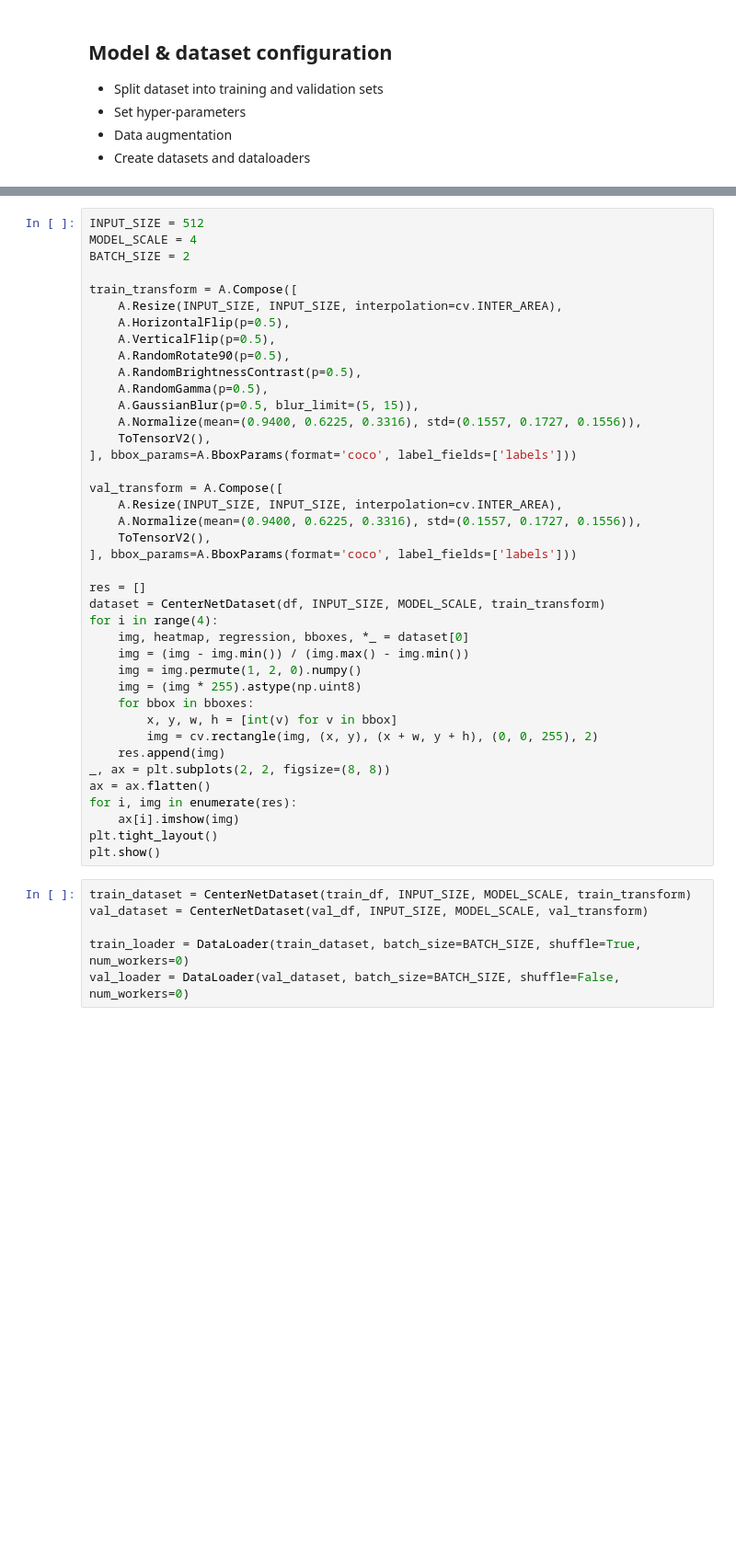
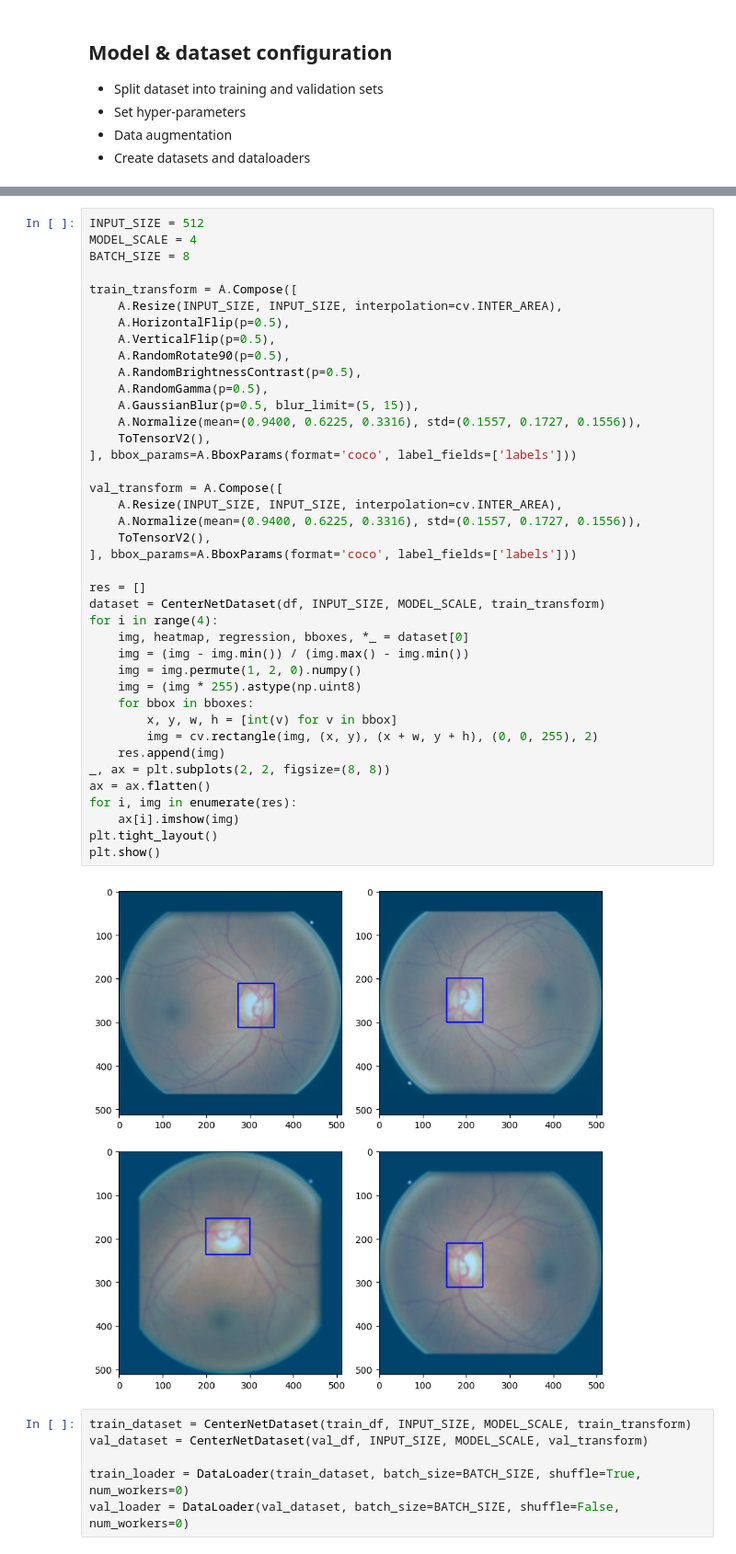
Before and after one commit to AkosKappel/DP-GlaucomaSegmentation, a Jupyter notebook: notebooks/centernet.ipynb, the cells around one changed output, grey strips where cells are left out. Shown: that part at 92% size. Cells and saved outputs as stored; diff of their text form; blank space fills up the shorter version.

```diff
--- a/notebooks/centernet.ipynb
+++ b/notebooks/centernet.ipynb
@@ -65,7 +79,7 @@ Validation size: 130
 # %%
 INPUT_SIZE = 512
 MODEL_SCALE = 4
-BATCH_SIZE = 2
+BATCH_SIZE = 8
 
 train_transform = A.Compose([
     A.Resize(INPUT_SIZE, INPUT_SIZE, interpolation=cv.INTER_AREA),
@@ -75,33 +89,35 @@ train_transform = A.Compose([
     A.RandomBrightnessContrast(p=0.5),
     A.RandomGamma(p=0.5),
     A.GaussianBlur(p=0.5, blur_limit=(5, 15)),
     A.Normalize(mean=(0.9400, 0.6225, 0.3316), std=(0.1557, 0.1727, 0.1556)),
     ToTensorV2(),
 ], bbox_params=A.BboxParams(format='coco', label_fields=['labels']))
 
 val_transform = A.Compose([
     A.Resize(INPUT_SIZE, INPUT_SIZE, interpolation=cv.INTER_AREA),
     A.Normalize(mean=(0.9400, 0.6225, 0.3316), std=(0.1557, 0.1727, 0.1556)),
     ToTensorV2(),
 ], bbox_params=A.BboxParams(format='coco', label_fields=['labels']))
 
 res = []
 dataset = CenterNetDataset(df, INPUT_SIZE, MODEL_SCALE, train_transform)
 for i in range(4):
     img, heatmap, regression, bboxes, *_ = dataset[0]
     img = (img - img.min()) / (img.max() - img.min())
     img = img.permute(1, 2, 0).numpy()
     img = (img * 255).astype(np.uint8)
     for bbox in bboxes:
         x, y, w, h = [int(v) for v in bbox]
         img = cv.rectangle(img, (x, y), (x + w, y + h), (0, 0, 255), 2)
     res.append(img)
 _, ax = plt.subplots(2, 2, figsize=(8, 8))
 ax = ax.flatten()
 for i, img in enumerate(res):
     ax[i].imshow(img)
 plt.tight_layout()
 plt.show()
+# %% [output]
+[figure, added]
 # %%
 train_dataset = CenterNetDataset(train_df, INPUT_SIZE, MODEL_SCALE, train_transform)
 val_dataset = CenterNetDataset(val_df, INPUT_SIZE, MODEL_SCALE, val_transform)
```
Also changed, not shown: parts of 6 cells of this notebook, 1 other file.
